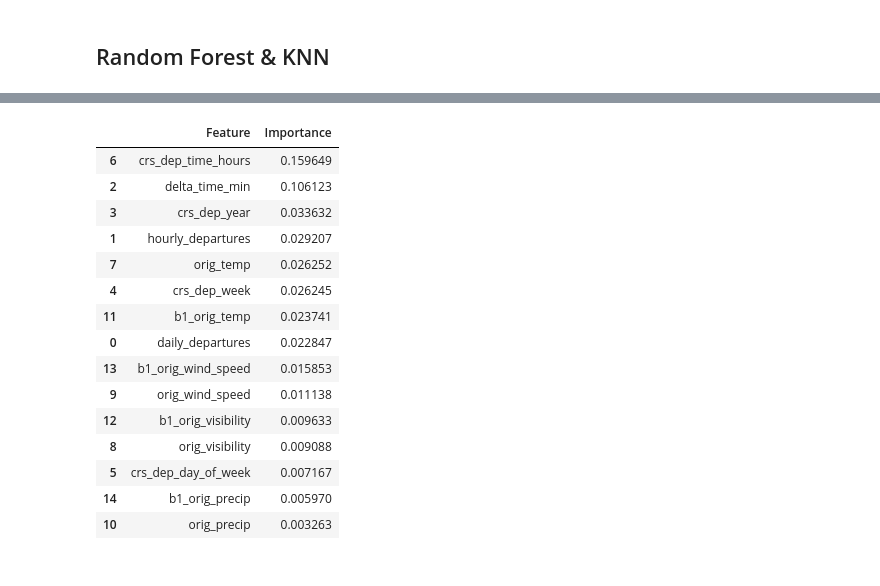
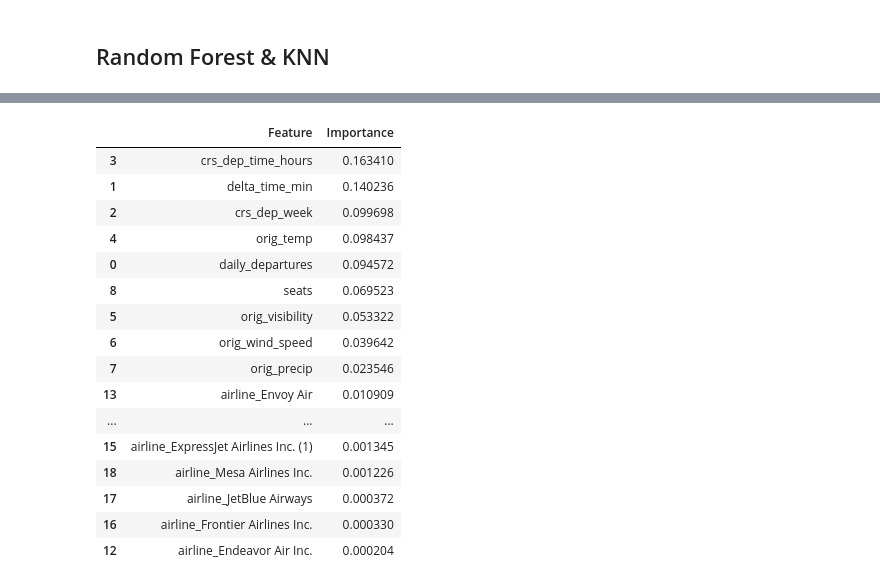
Before and after one commit to mwitebsky/GA_Capstone, a Jupyter notebook: Code/Chicago_Departures_Processing.ipynb, the cells around one changed output, grey strips where cells are left out. Cells and saved outputs as stored; diff of their text form; code cells hidden in the pictures.

```diff
--- a/Code/Chicago_Departures_Processing.ipynb
+++ b/Code/Chicago_Departures_Processing.ipynb
@@ -180,13 +189,5 @@ df.shape
 # %% [markdown]
 ## Prepare Data
-# %%
-# Change Prior Airport from ID to Code
-# format BTS data to match weather columns for join
-df = pd.merge(df, code_match[['US_DOT_AIRPORT_ID', 'US_DOT_AIRPORT_CODE']],
-              left_on='PRIOR_AIRPORT', right_on='US_DOT_AIRPORT_ID',
-              how= 'left')
-df.drop('US_DOT_AIRPORT_ID', axis=1, inplace=True)
-df = df.rename(columns = {'US_DOT_AIRPORT_CODE':'PRIOR_AIRPORT_CODE'})
 # %%
 # # Find cutoff for .5% longest delays (210 minutes)
 # delays = pd.DataFrame(df['ARR_DELAY_NEW'].value_counts()).reset_index().sort_values('index')
@@ -197,5 +198,5 @@ df = df.rename(columns = {'US_DOT_AIRPORT_CODE':'PRIOR_AIRPORT_CODE'})
 # delays['pct'] = delays['Sum'] / df.shape[0]
 # delays[delays['Delay_Time'] == 0]
 
-# Cap Delays at 210 minutes (top .5% of delays)
-df['ARR_DELAY_NEW'] = df['ARR_DELAY_NEW'].apply(lambda x: 210 if x > 210 else x)
+# # Cap Delays at 210 minutes (top .5% of delays)
+# df['ARR_DELAY_NEW'] = df['ARR_DELAY_NEW'].apply(lambda x: 210 if x > 210 else x)
@@ -245,17 +250,6 @@ def clean_names(lst):
     return new_lst
 
 data.columns = clean_names(list(data.columns))
-# %%
-# Random Forest Create Dummies
-#to_str = ['crs_dep_day_of_week', 'crs_dep_time_hours', 'crs_dep_week', 'crs_dep_year']
-# for item in to_str:
-#     data.loc[:, item] = data[item].astype(str)
-
-data = pd.get_dummies(data,
-               columns=[
-                        'unique_carrier', 'dest_airport_id', 'model'
-                       ],
-               drop_first=True)
 # %%
 # Split data by airport
 mdw = data[data['origin_airport_code'] == 'MDW']
@@ -262,0 +274,8 @@ ohr = data[data['origin_airport_code'] == 'ORD']
+# %%
+ohr = pd.get_dummies(ohr,
+                       columns=[
+                                'airline', 'crs_dep_year', 'crs_dep_day_of_week',
+#         'dest_airport_id', 'prior_airport',
+#         'model',
+                               ],
+                       drop_first=True)
@@ -399,24 +474,25 @@ Test Score: 0.653501121356
 # %%
 # Random Forest Feature importances ORD
 f_imp = pd.DataFrame(zip(ohr_x_train.columns,clf.feature_importances_), columns=['Feature', 'Importance'])
-f_imp.head(15).sort_values(['Importance'], ascending = False)
+f_imp.head(20).sort_values(['Importance'], ascending = False)
 # %% [output]
 |  | Feature | Importance |
-| 6 | crs_dep_time_hours | 0.159649 |
-| 2 | delta_time_min | 0.106123 |
-| 3 | crs_dep_year | 0.033632 |
-| 1 | hourly_departures | 0.029207 |
-| 7 | orig_temp | 0.026252 |
-| 4 | crs_dep_week | 0.026245 |
-| 11 | b1_orig_temp | 0.023741 |
-| 0 | daily_departures | 0.022847 |
-| 13 | b1_orig_wind_speed | 0.015853 |
-| 9 | orig_wind_speed | 0.011138 |
-| 12 | b1_orig_visibility | 0.009633 |
-| 8 | orig_visibility | 0.009088 |
-| 5 | crs_dep_day_of_week | 0.007167 |
-| 14 | b1_orig_precip | 0.005970 |
-| 10 | orig_precip | 0.003263 |
+| 3 | crs_dep_time_hours | 0.163410 |
+| 1 | delta_time_min | 0.140236 |
+| 2 | crs_dep_week | 0.099698 |
+| 4 | orig_temp | 0.098437 |
+| 0 | daily_departures | 0.094572 |
+| 8 | seats | 0.069523 |
+| 5 | orig_visibility | 0.053322 |
+| 6 | orig_wind_speed | 0.039642 |
+| 7 | orig_precip | 0.023546 |
+| 13 | airline_Envoy Air | 0.010909 |
+| ... | ... | ... |
+| 15 | airline_ExpressJet Airlines Inc. (1) | 0.001345 |
+| 18 | airline_Mesa Airlines Inc. | 0.001226 |
+| 17 | airline_JetBlue Airways | 0.000372 |
+| 16 | airline_Frontier Airlines Inc. | 0.000330 |
+| 12 | airline_Endeavor Air Inc. | 0.000204 |
 # %%
 # Confusion Matrix ORD
 predictions = clf.predict(ohr_x_train)
```
Also changed, not shown: parts of 24 cells of this notebook, 2 other files.
